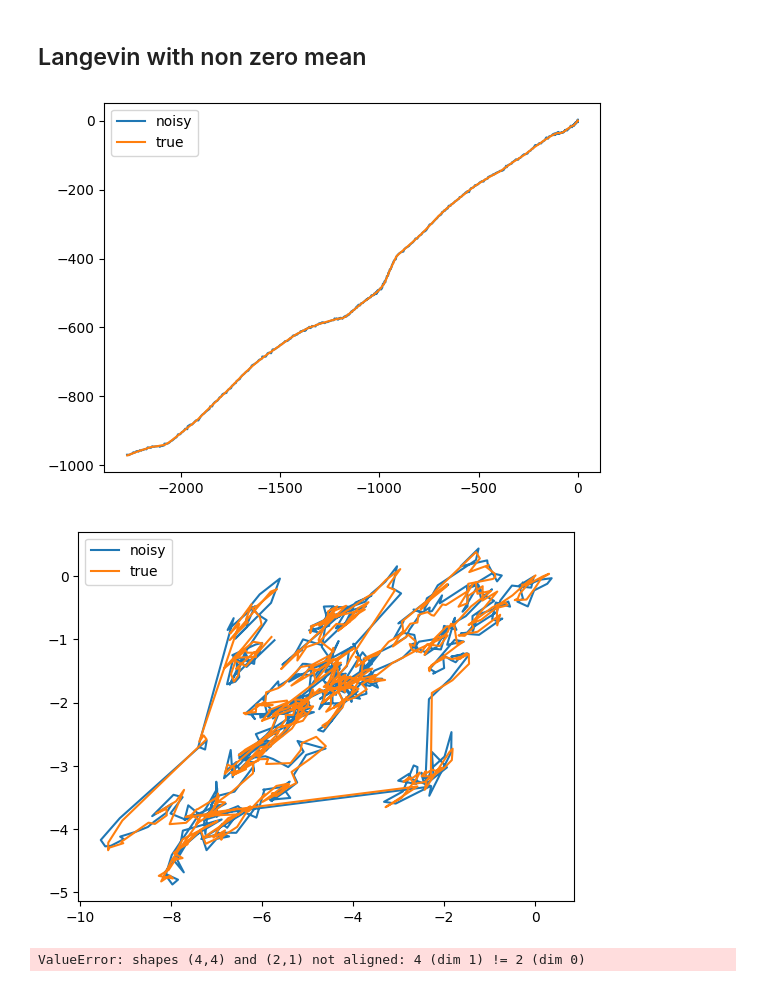
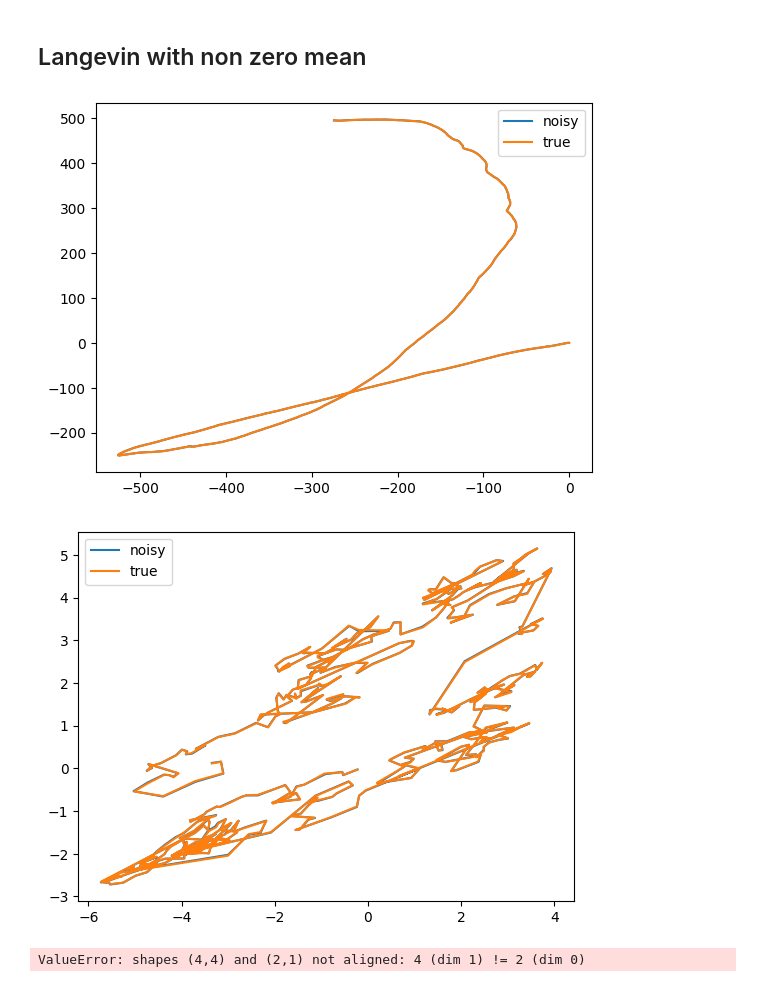
Before and after one commit to ShariceLiu/levy_simu, a Jupyter notebook: nD_levy_simulate.ipynb, the cells around one changed output. Saved outputs shown, nothing was run; the diff lists cells and outputs as text; code cells hidden in the pictures.

```diff
--- a/nD_levy_simulate.ipynb
+++ b/nD_levy_simulate.ipynb
@@ -476,7 +476,7 @@ c = 20
 N = 100
 delta_t = 1
 sigma_w = 0.033
-alpha = 1.9
+alpha = 1.6
 
 noise_sig = 4
 t_ns, x_ns, y_ns, jump_sums = simu_langevin(l, c, N, delta_t, sigma_w, alpha, noise_sig)
@@ -682,24 +682,25 @@ print(error, error_orig)
 # %% [markdown]
 ## Langevin with non zero mean
 # %%
-noise_sig = sigma_w*50
+k_v = 5
+noise_sig = sigma_w*k_v
 noise = np.random.normal(0, noise_sig, (N, 4))
 noise[:,1] /= 20
 noise[:,3] /= 20
 y_ns = x_ns+noise # noisy data
 
 plt.figure()
 plt.plot(y_ns[:,0], y_ns[:,2])
 plt.plot(x_ns[:,0],x_ns[:,2])
 plt.legend(['noisy', 'true'])
 plt.figure()
 plt.plot(y_ns[:,1], y_ns[:,3])
 plt.plot(x_ns[:,1],x_ns[:,3])
 plt.legend(['noisy', 'true'])
 y_ns = y_ns[:,(0,2)]
 # %% [output]
-[figure, old version]
+[figure, new version]
-[figure, old version]
+[figure, new version]
 # %%
 # prepare algorithm for later use
 def sampling_latent_variables(delta_t, sigma_w, alpha):
```
Also changed, not shown: parts of 6 cells of this notebook, 3 other files.
